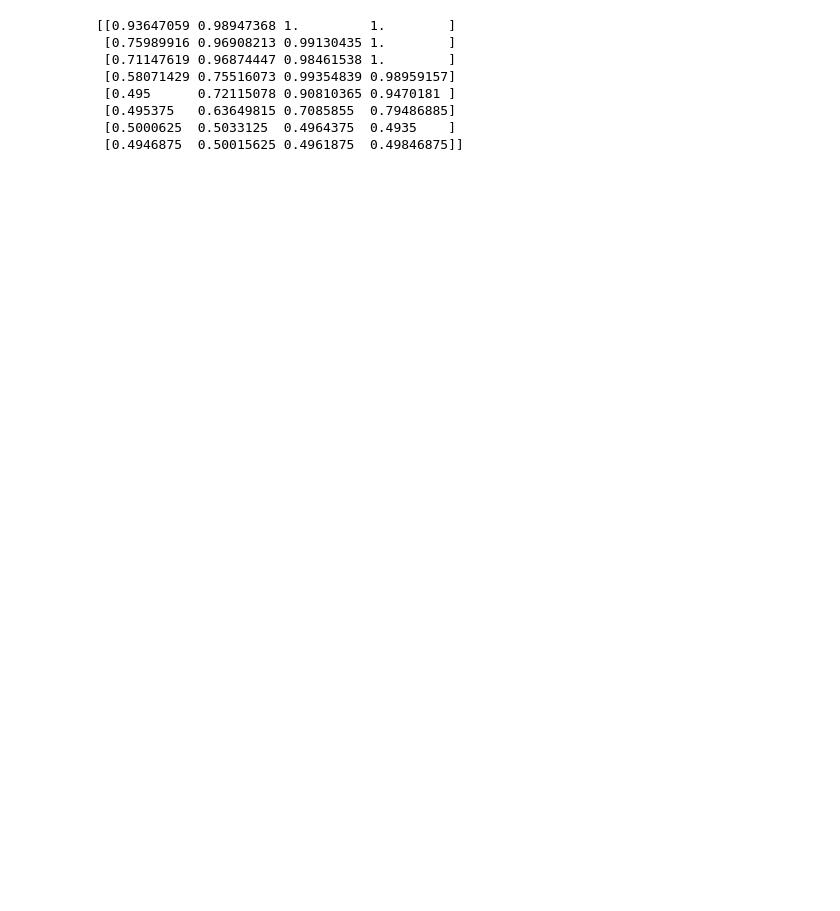
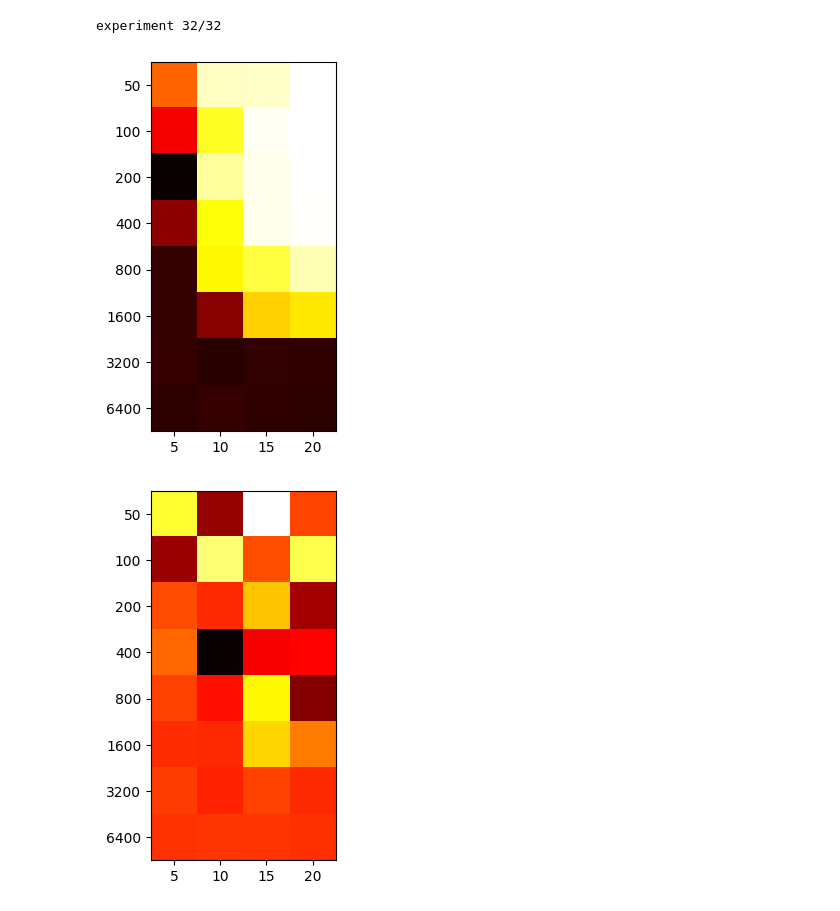
Before and after one commit to inagege/ImprovingSubgroupDiscovery, a Jupyter notebook: PRIM_Performance_Analyzing/PRIM_Experiments_emaWorkbench_Varying_Size_Dimension.ipynb, the cells around one changed output. Saved outputs shown, nothing was run; the diff lists cells and outputs as text; code cells hidden in the pictures; blank space fills up the shorter version.

```diff
--- a/PRIM_Performance_Analyzing/PRIM_Experiments_emaWorkbench_Varying_Size_Dimension.ipynb
+++ b/PRIM_Performance_Analyzing/PRIM_Experiments_emaWorkbench_Varying_Size_Dimension.ipynb
@@ -57,11 +15,0 @@ experiment 32/32[[0.64266667 0.95073529 1.         1.        ]
-# %%
-print(res)
-# %% [output]
-[[0.93647059 0.98947368 1.         1.        ]
- [0.75989916 0.96908213 0.99130435 1.        ]
- [0.71147619 0.96874447 0.98461538 1.        ]
- [0.58071429 0.75516073 0.99354839 0.98959157]
- [0.495      0.72115078 0.90810365 0.9470181 ]
- [0.495375   0.63649815 0.7085855  0.79486885]
- [0.5000625  0.5033125  0.4964375  0.4935    ]
- [0.4946875  0.50015625 0.4961875  0.49846875]]
@@ -67,0 +67,39 @@ print(res)
+# %%
+pts = [50, 100, 200, 400, 800, 1600, 3200, 6400]  # number of points to experiment with
+atrs = [5, 10, 15, 20]  # number of dimensions to experiment with
+res_train = np.empty((len(pts), len(atrs)))  # matrix with the results
+res_train[:] = np.nan
+res_test = np.empty((len(pts), len(atrs)))  # matrix with the results
+res_test[:] = np.nan
+k = 1
+
+for n in range(len(pts)):
+    for m in range(len(atrs)):
+        prec_train = []
+        prec_test = []
+        for i in range(5):  # for each dataset size (n rows, m columns) do five experiments and average the results
+            sys.stdout.write('\r' + 'experiment' + ' ' + str(k) + '/' + str(len(pts)*len(atrs)))
+            x, y = generate_points(pts[n], atrs[m])
+            x_test, y_test = generate_points(pts[n], atrs[m])
+            prim_alg = prim.Prim(x, y, threshold=0.8, peel_alpha=0.1)
+            box1 = prim_alg.find_box()
+            prec_train.append(box1.density)
+            prec_test.append(calculate_precision_test_data(box1.box_lims[len(box1.box_lims) - 1], x_test, y_test))
+
+        res_train[n, m] = np.mean(prec_train)
+        res_test[n, m] = np.mean(prec_test)
+        k = k + 1
+
+plt.imshow(res_train, cmap='hot')
+plt.yticks(np.arange(len(pts)), pts)
+plt.xticks(np.arange(len(atrs)), atrs)
+plt.show()
+
+plt.imshow(res_test, cmap='hot')
+plt.yticks(np.arange(len(pts)), pts)
+plt.xticks(np.arange(len(atrs)), atrs)
+plt.show()
+# %% [output]
+experiment 32/32
+[figure, added]
+[figure, added]
```
Also changed, not shown: parts of 11 cells of this notebook, 3 other files.
